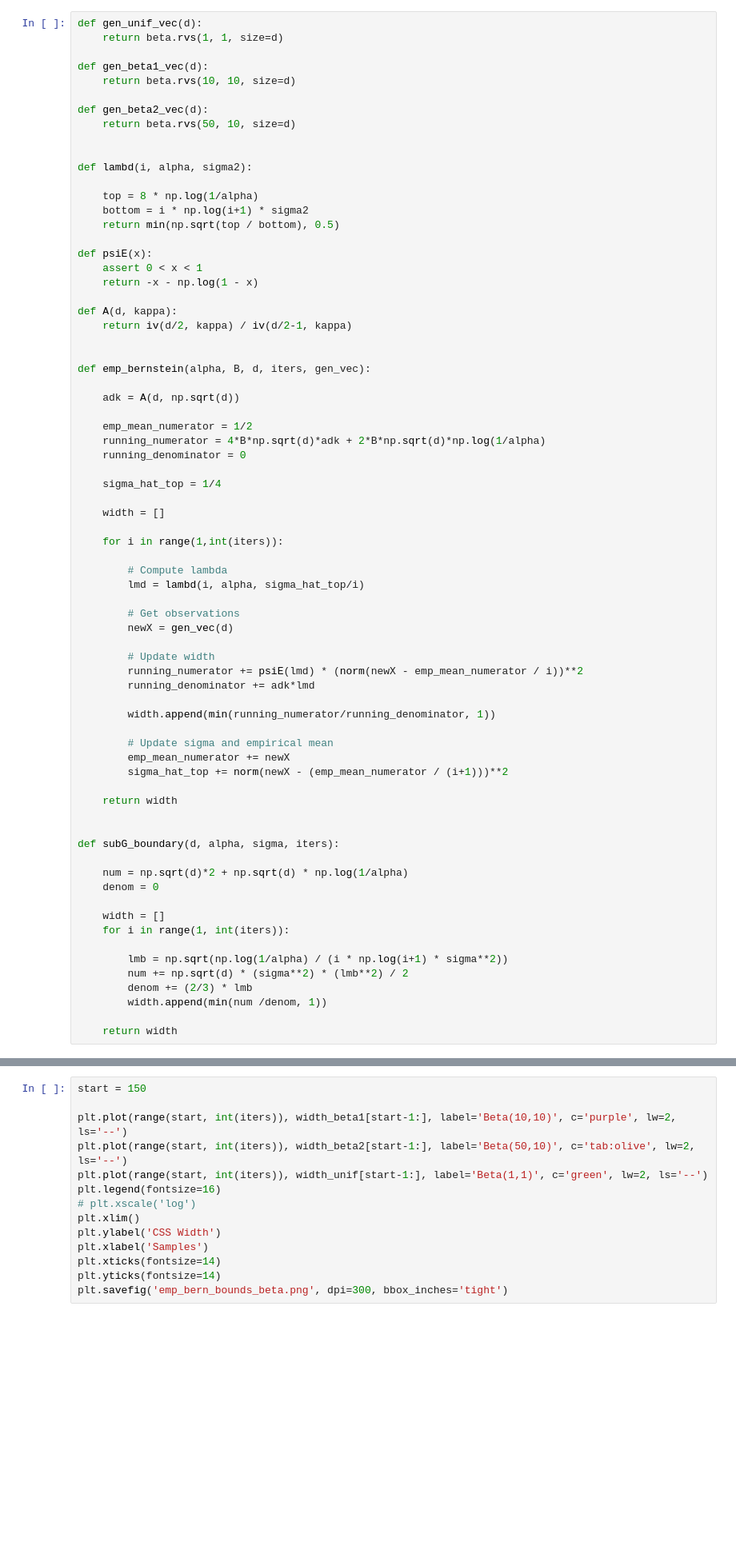
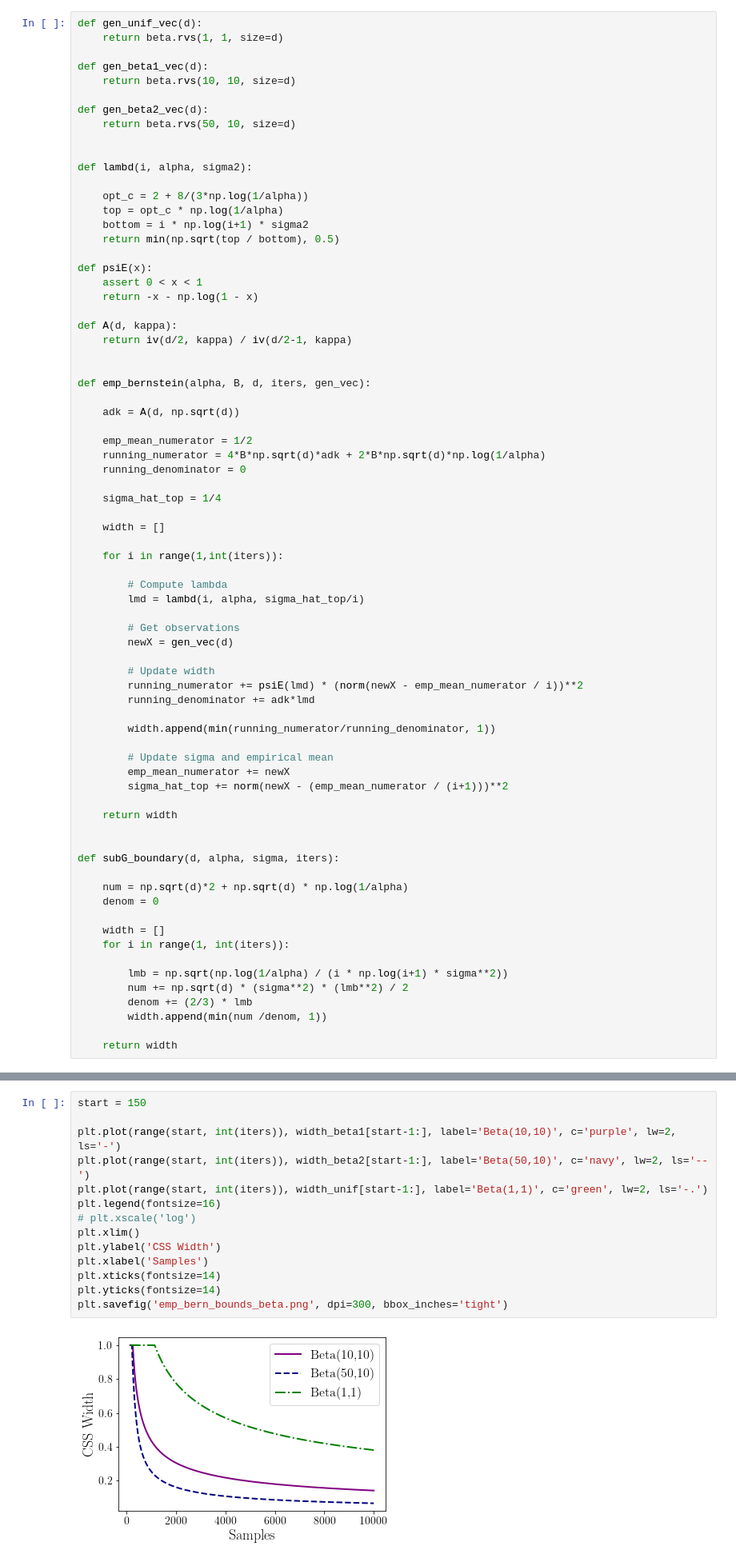
Before and after one commit to bchugg/confidence-spheres, a Jupyter notebook: bounds.ipynb, the cells around one changed output, grey strips where cells are left out. Shown: that part at 80% size. Saved outputs shown, nothing was run; the diff lists cells and outputs as text; blank space fills up the shorter version.

```diff
--- a/bounds.ipynb
+++ b/bounds.ipynb
@@ -35,7 +45,8 @@ def gen_beta2_vec(d):
 
 def lambd(i, alpha, sigma2):
 
-    top = 8 * np.log(1/alpha)
+    opt_c = 2 + 8/(3*np.log(1/alpha))
+    top = opt_c * np.log(1/alpha)
     bottom = i * np.log(i+1) * sigma2
     return min(np.sqrt(top / bottom), 0.5)
 
@@ -106,17 +117,19 @@ width_unif = emp_bernstein(alpha, B, d, iters, gen_unif_vec)
 # %%
 start = 150
 
-plt.plot(range(start, int(iters)), width_beta1[start-1:], label='Beta(10,10)', c='purple', lw=2, ls='--')
-plt.plot(range(start, int(iters)), width_beta2[start-1:], label='Beta(50,10)', c='tab:olive', lw=2, ls='--')
-plt.plot(range(start, int(iters)), width_unif[start-1:], label='Beta(1,1)', c='green', lw=2, ls='--')
+plt.plot(range(start, int(iters)), width_beta1[start-1:], label='Beta(10,10)', c='purple', lw=2, ls='-')
+plt.plot(range(start, int(iters)), width_beta2[start-1:], label='Beta(50,10)', c='navy', lw=2, ls='--')
+plt.plot(range(start, int(iters)), width_unif[start-1:], label='Beta(1,1)', c='green', lw=2, ls='-.')
 plt.legend(fontsize=16)
 # plt.xscale('log')
 plt.xlim()
 plt.ylabel('CSS Width')
 plt.xlabel('Samples')
 plt.xticks(fontsize=14)
 plt.yticks(fontsize=14)
 plt.savefig('emp_bern_bounds_beta.png', dpi=300, bbox_inches='tight')
+# %% [output]
+[figure, added]
 # %% [markdown]
 # Robustness
 # %%
```
Also changed, not shown: parts of 1 cell of this notebook, 9 other files.
